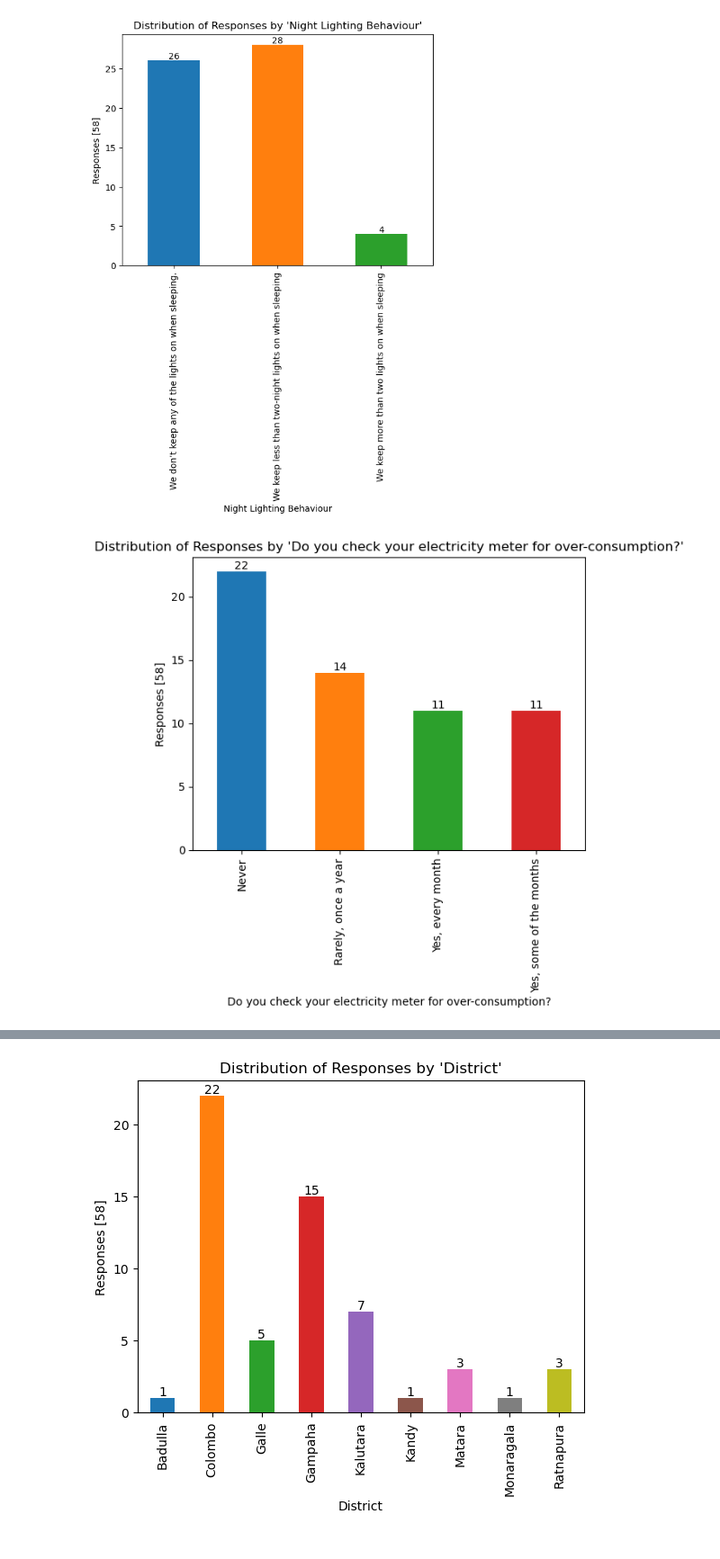
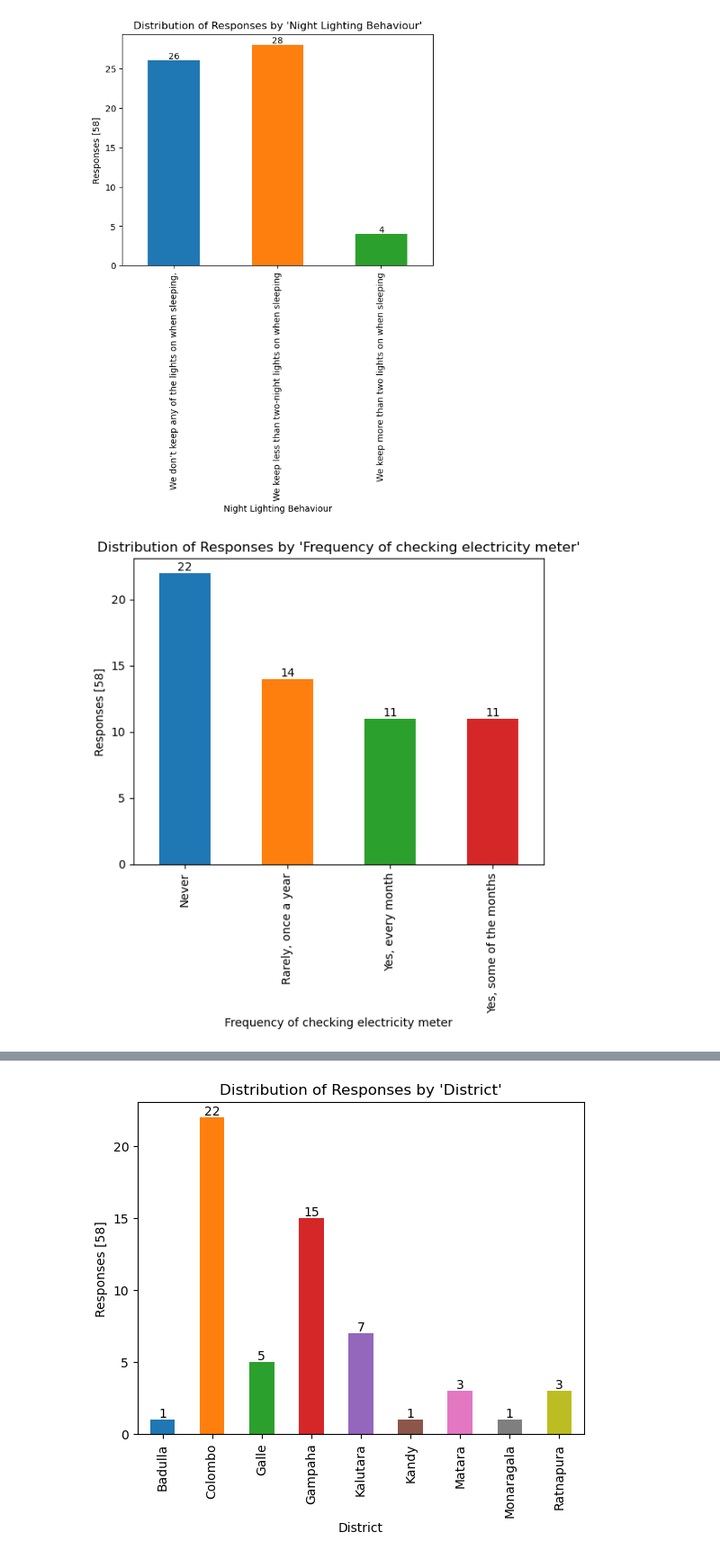
Before and after one commit to pcperera/energy-usage-sri-lanka, a Jupyter notebook: descriptive.ipynb, the cells around one changed output, grey strips where cells are left out. Shown at 90% size. Drawn from its saved outputs; the diff is of its cells as text; code cells hidden in the pictures.

```diff
--- a/descriptive.ipynb
+++ b/descriptive.ipynb
@@ -301,8 +310,8 @@ bar_plot('Ironing Frequency')
 bar_plot('Night Lighting Behaviour')
 # %% [output]
 [figure]
-# %%
-bar_plot('Do you check your electricity meter for over-consumption?')
-# %% [output]
-[figure, removed]
+# %%
+bar_plot('Frequency of checking electricity meter')
+# %% [output]
+[figure, added]
 # %%
```
Also changed, not shown: parts of 19 cells of this notebook.
